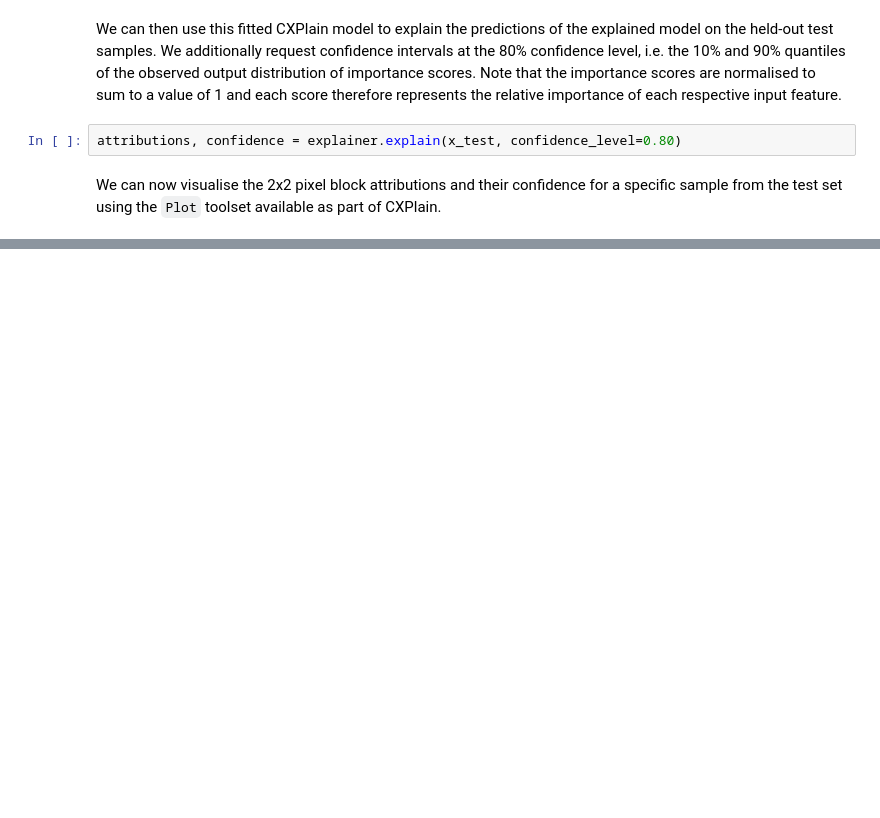
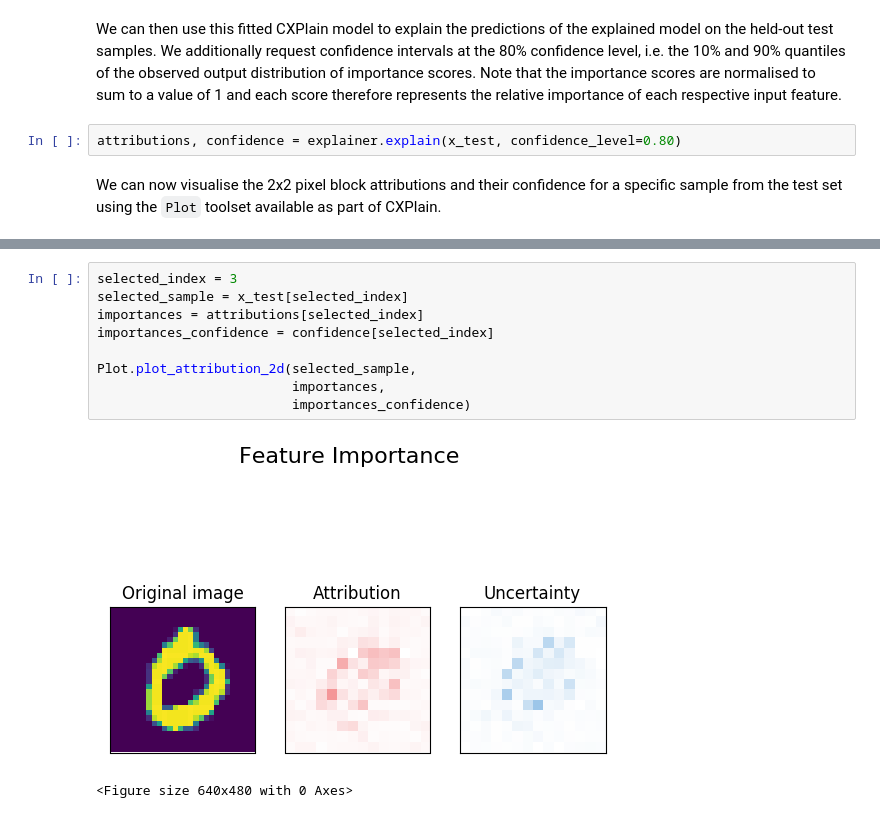
Before and after one commit to d909b/cxplain, a Jupyter notebook: examples/mnist.ipynb, the cells around one changed output, grey strips where cells are left out. Drawn from its saved outputs; the diff is of its cells as text; blank space fills up the shorter version.

```diff
--- a/examples/mnist.ipynb
+++ b/examples/mnist.ipynb
@@ -79,0 +81,12 @@ Plot.plot_attribution_2d(selected_sample,
+# %%
+selected_index = 3
+selected_sample = x_test[selected_index]
+importances = attributions[selected_index]
+importances_confidence = confidence[selected_index]
+
+Plot.plot_attribution_2d(selected_sample,
+                         importances,
+                         importances_confidence)
+# %% [output]
+[figure, added]
+<Figure size 640x480 with 0 Axes>
```
Also changed, not shown: parts of 3 cells of this notebook, 1 other file.
